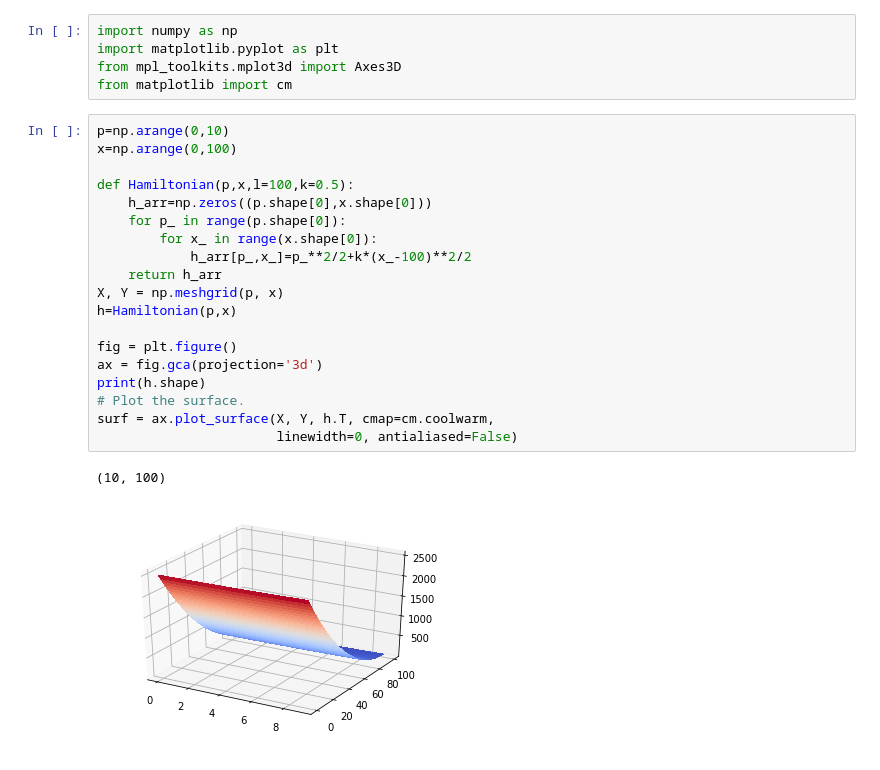
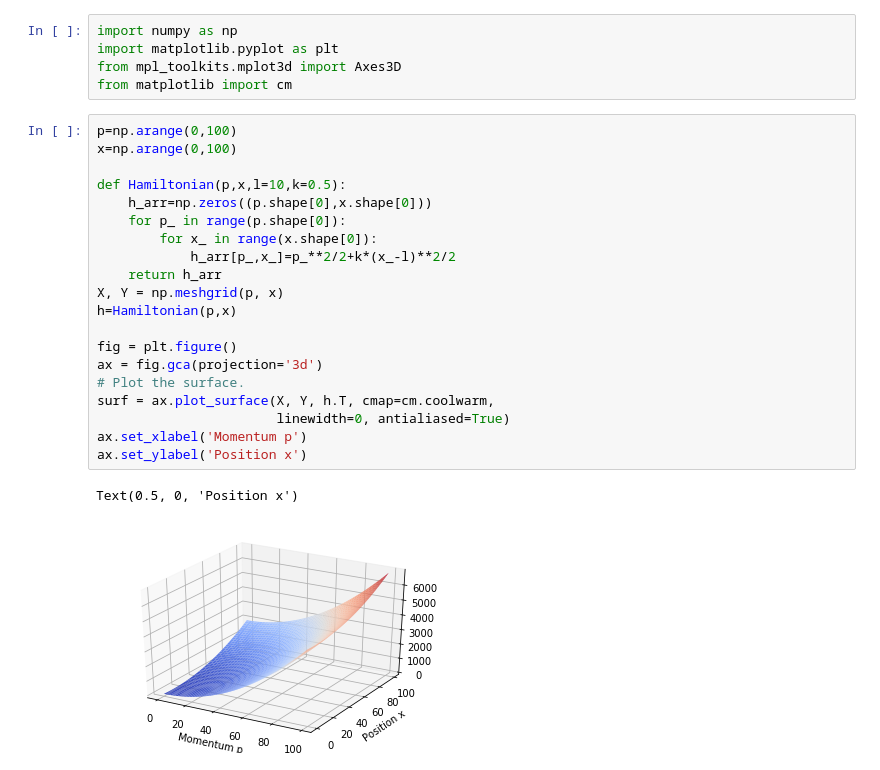
Before and after one commit to mariakesa/QuantumCryptography, a Jupyter notebook: EOMCourse.ipynb, the cells around one changed output. Drawn from its saved outputs; the diff is of its cells as text.

Commit message:
Different plot

```diff
--- a/EOMCourse.ipynb
+++ b/EOMCourse.ipynb
@@ -4,24 +4,25 @@ import matplotlib.pyplot as plt
 from mpl_toolkits.mplot3d import Axes3D
 from matplotlib import cm
 # %%
-p=np.arange(0,10)
+p=np.arange(0,100)
 x=np.arange(0,100)
 
-def Hamiltonian(p,x,l=100,k=0.5):
+def Hamiltonian(p,x,l=10,k=0.5):
     h_arr=np.zeros((p.shape[0],x.shape[0]))
     for p_ in range(p.shape[0]):
         for x_ in range(x.shape[0]):
-            h_arr[p_,x_]=p_**2/2+k*(x_-100)**2/2
+            h_arr[p_,x_]=p_**2/2+k*(x_-l)**2/2
     return h_arr
 X, Y = np.meshgrid(p, x)
 h=Hamiltonian(p,x)
 
 fig = plt.figure()
 ax = fig.gca(projection='3d')
-print(h.shape)
 # Plot the surface.
 surf = ax.plot_surface(X, Y, h.T, cmap=cm.coolwarm,
-                       linewidth=0, antialiased=False)
+                       linewidth=0, antialiased=True)
+ax.set_xlabel('Momentum p')
+ax.set_ylabel('Position x')
 # %% [output]
-(10, 100)
+Text(0.5, 0, 'Position x')
-[figure, old version]
+[figure, new version]
```
